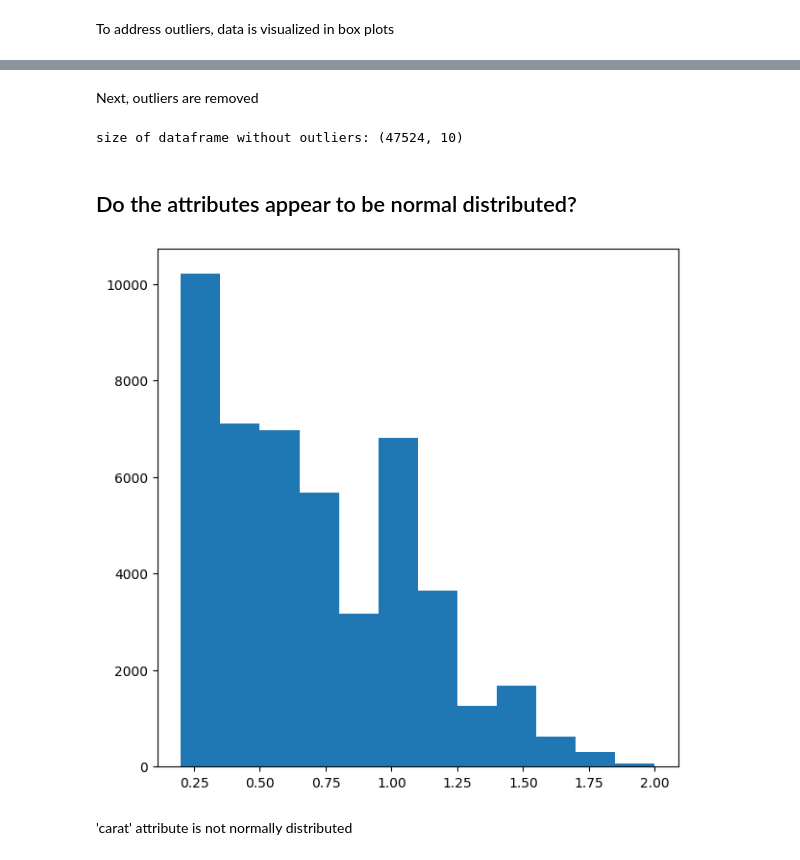
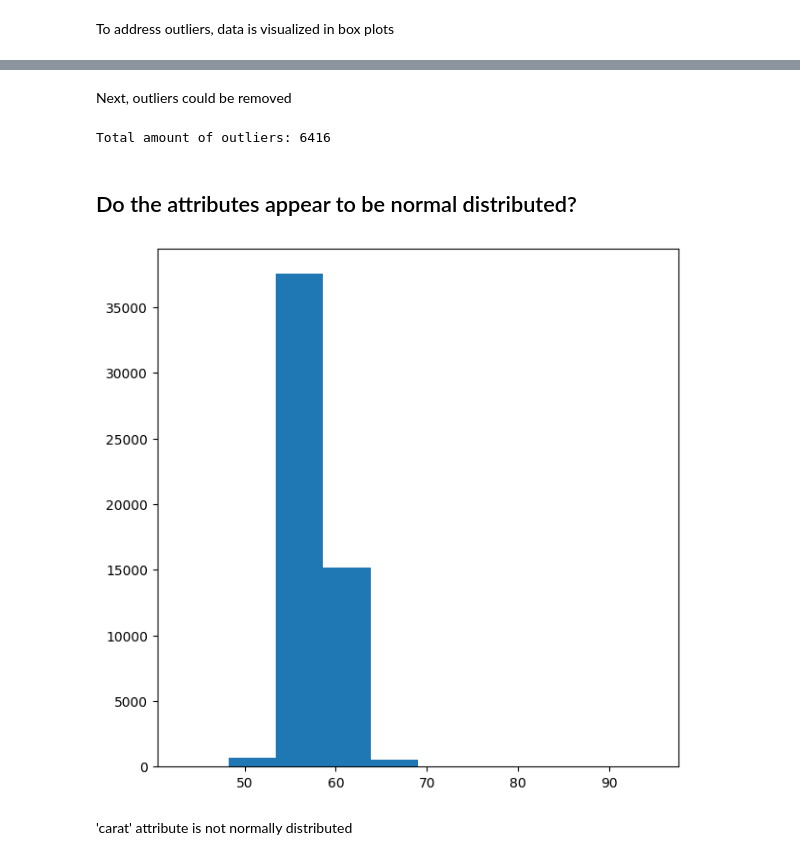
Before and after one commit to alonakonst/ML_project1, a Jupyter notebook: project1.ipynb, the cells around one changed output, grey strips where cells are left out. Cells and saved outputs as stored; diff of their text form; code cells hidden in the pictures.

```diff
--- a/project1.ipynb
+++ b/project1.ipynb
@@ -59,0 +64,8 @@ There is no abnormal data inputs for columns 'cut', 'color' and 'clarity'
+# %%
+from sklearn.preprocessing import LabelEncoder
+label_encoder = LabelEncoder()
+
+data['cut'] = label_encoder.fit_transform(data['cut'])
+data['clarity'] = label_encoder.fit_transform(data['clarity'])
+data['color'] = label_encoder.fit_transform(data['color'])
+data.head()
@@ -72,5 +119,5 @@ plot_boxplot('table')
 # %% [markdown]
-Next, outliers are removed
+Next, outliers could be removed
 # %%
 #This function returns a list of indexes of outliers, by calculation IQR
 def outliers(ft):
@@ -87,4 +134,6 @@ index_list = []
 for feature in ['carat','depth', 'table', 'price', 'x','y','z']:
     index_list.extend(outliers(feature))
 print(f'Total amount of outliers: {len(set(index_list))}')
+# %% [output]
+Total amount of outliers: 6416
 # %%
@@ -94,11 +144,9 @@ def removed(ls):
     data_cleaned = data.drop(ls)
     return data_cleaned
 # %%
-data = removed(index_list)
+#data = removed(index_list)
 # %%
-print(f'size of dataframe without outliers: {data.shape}')
+#print(f'size of dataframe without outliers: {data.shape}')
-# %% [output]
-size of dataframe without outliers: (47524, 10)
 # %% [markdown]
 ## Do the attributes appear to be normal distributed?
 # %%
@@ -109,9 +157,9 @@ def plot_histogram(ft):
     plt.show()
 # %%
 #example histogram of a 'carat' attribute
-plot_histogram('carat')
+plot_histogram('table')
 # %% [output]
-[figure, old version]
+[figure, new version]
 # %% [markdown]
 'carat' attribute is not normally distributed
 # %% [markdown]
```
Also changed, not shown: parts of 33 cells of this notebook, 1 other file.
